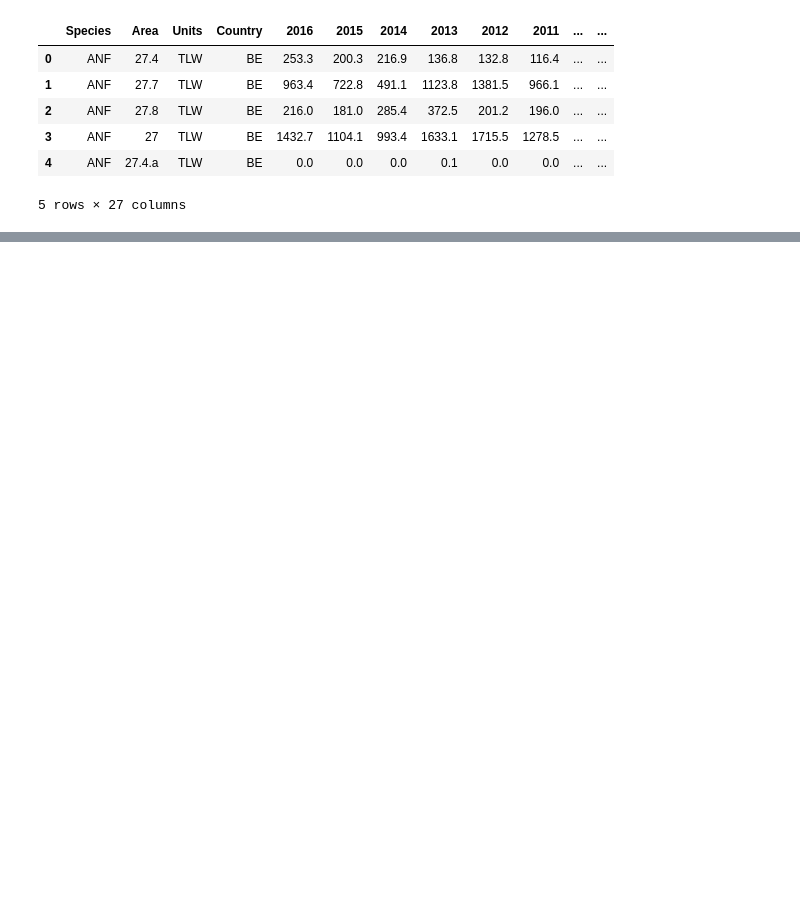
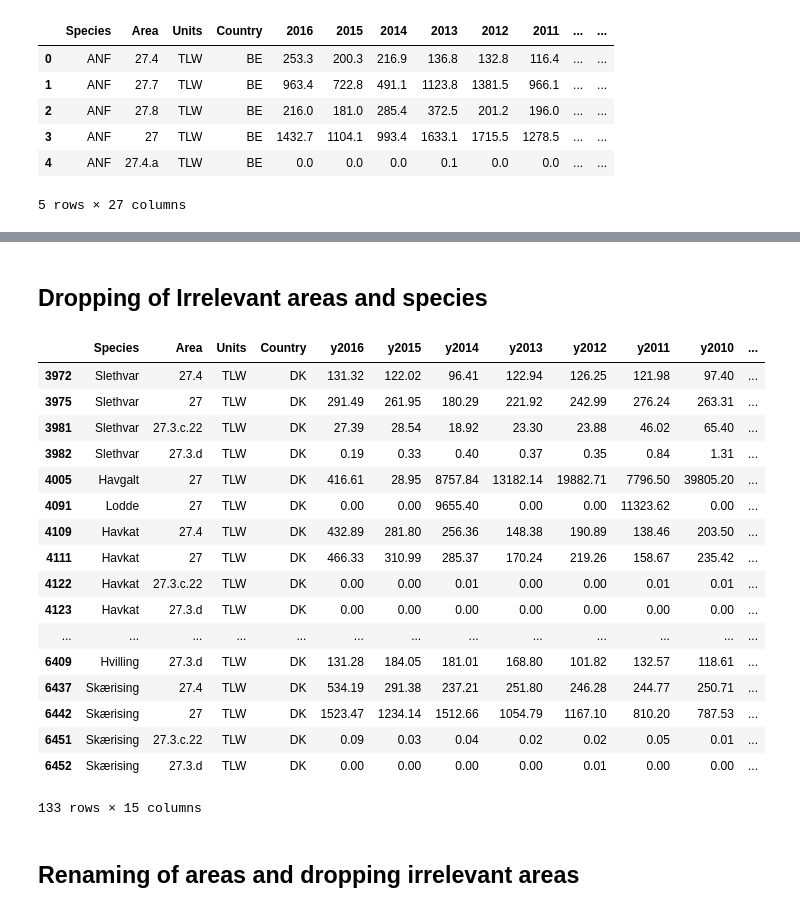
Before and after one commit to rtj164/projects-2019-teamlowenergy, a Jupyter notebook: dataproject/Johannes/Johannes WIP.ipynb, the cells around one changed output, grey strips where cells are left out. Cells and saved outputs as stored; diff of their text form; code cells hidden in the pictures; blank space fills up the shorter version.

```diff
--- a/dataproject/Johannes/Johannes WIP.ipynb
+++ b/dataproject/Johannes/Johannes WIP.ipynb
@@ -341,0 +150,31 @@ data.head(50)
+# %% [markdown]
+## Dropping of Irrelevant areas and species
+# %%
+data = data.loc[(data['Area'] == '27.4') | (data['Area'] == '27.3.c.22') | (data['Area'] == '27.3.a.20') |(data['Area'] == '27.3.a.21') | (data['Area'] == '27.3.b') | (data['Area'] == '27.3.d') | (data['Area'] == '27') ]
+
+data['SpeciesCount']  = data['Species'].apply(len)
+
+data = data.loc[data['SpeciesCount'] != 3]
+
+data.drop(['SpeciesCount'], axis=1)
+# %% [output]
+|  | Species | Area | Units | Country | y2016 | y2015 | y2014 | y2013 | y2012 | y2011 | y2010 | ... |
+| 3972 | Slethvar | 27.4 | TLW | DK | 131.32 | 122.02 | 96.41 | 122.94 | 126.25 | 121.98 | 97.40 | ... |
+| 3975 | Slethvar | 27 | TLW | DK | 291.49 | 261.95 | 180.29 | 221.92 | 242.99 | 276.24 | 263.31 | ... |
+| 3981 | Slethvar | 27.3.c.22 | TLW | DK | 27.39 | 28.54 | 18.92 | 23.30 | 23.88 | 46.02 | 65.40 | ... |
+| 3982 | Slethvar | 27.3.d | TLW | DK | 0.19 | 0.33 | 0.40 | 0.37 | 0.35 | 0.84 | 1.31 | ... |
+| 4005 | Havgalt | 27 | TLW | DK | 416.61 | 28.95 | 8757.84 | 13182.14 | 19882.71 | 7796.50 | 39805.20 | ... |
+| 4091 | Lodde | 27 | TLW | DK | 0.00 | 0.00 | 9655.40 | 0.00 | 0.00 | 11323.62 | 0.00 | ... |
+| 4109 | Havkat | 27.4 | TLW | DK | 432.89 | 281.80 | 256.36 | 148.38 | 190.89 | 138.46 | 203.50 | ... |
+| 4111 | Havkat | 27 | TLW | DK | 466.33 | 310.99 | 285.37 | 170.24 | 219.26 | 158.67 | 235.42 | ... |
+| 4122 | Havkat | 27.3.c.22 | TLW | DK | 0.00 | 0.00 | 0.01 | 0.00 | 0.00 | 0.01 | 0.01 | ... |
+| 4123 | Havkat | 27.3.d | TLW | DK | 0.00 | 0.00 | 0.00 | 0.00 | 0.00 | 0.00 | 0.00 | ... |
+| ... | ... | ... | ... | ... | ... | ... | ... | ... | ... | ... | ... | ... |
+| 6409 | Hvilling | 27.3.d | TLW | DK | 131.28 | 184.05 | 181.01 | 168.80 | 101.82 | 132.57 | 118.61 | ... |
+| 6437 | Skærising | 27.4 | TLW | DK | 534.19 | 291.38 | 237.21 | 251.80 | 246.28 | 244.77 | 250.71 | ... |
+| 6442 | Skærising | 27 | TLW | DK | 1523.47 | 1234.14 | 1512.66 | 1054.79 | 1167.10 | 810.20 | 787.53 | ... |
+| 6451 | Skærising | 27.3.c.22 | TLW | DK | 0.09 | 0.03 | 0.04 | 0.02 | 0.02 | 0.05 | 0.01 | ... |
+| 6452 | Skærising | 27.3.d | TLW | DK | 0.00 | 0.00 | 0.00 | 0.00 | 0.01 | 0.00 | 0.00 | ... |
+133 rows × 15 columns
+# %% [markdown]
+## Renaming of areas and dropping irrelevant areas
```
Also changed, not shown: parts of 15 cells of this notebook.
